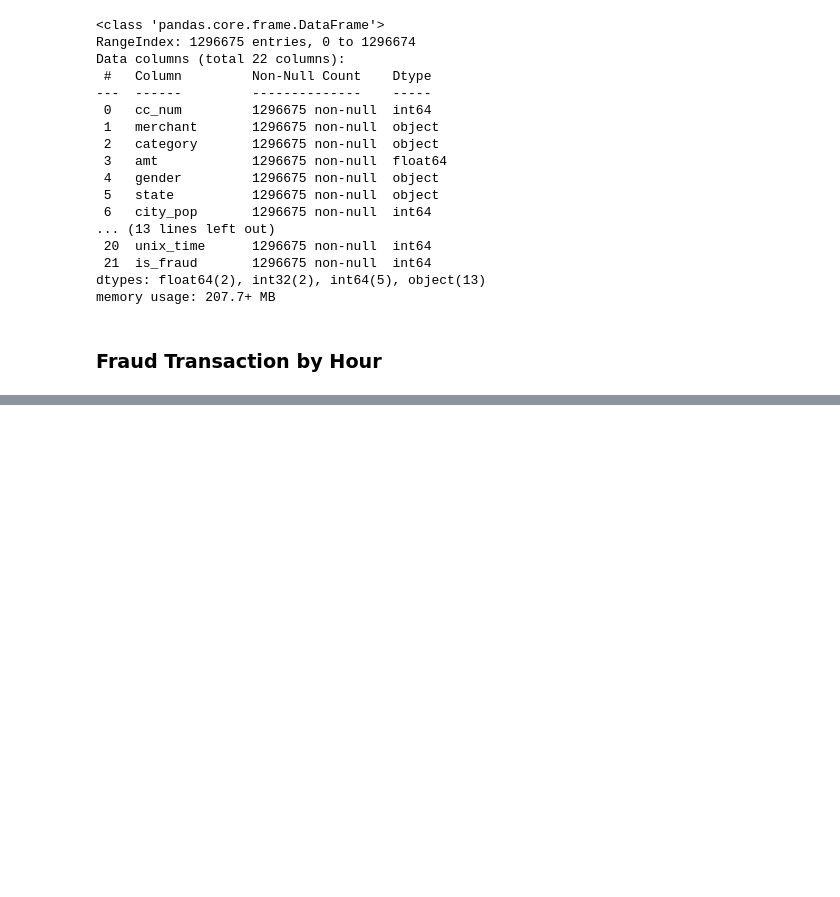
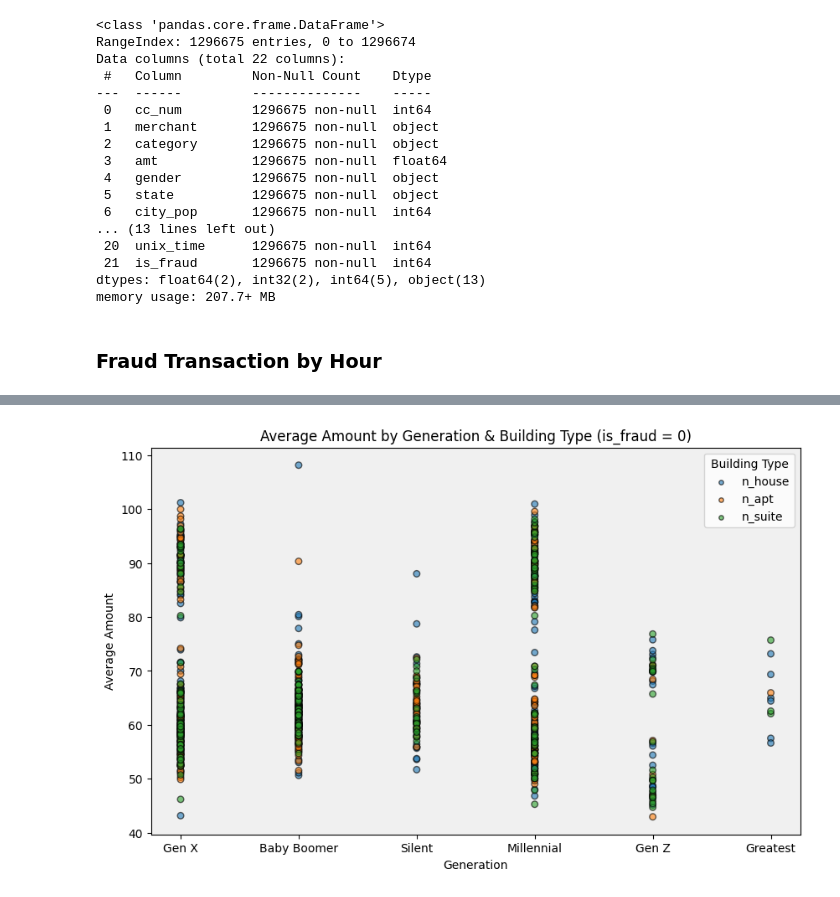
Before and after one commit to AubLambert/FraudDetection, a Jupyter notebook: Fraud_Detection.ipynb, the cells around one changed output, grey strips where cells are left out. Drawn from its saved outputs; the diff is of its cells as text; code cells hidden in the pictures; blank space fills up the shorter version.

```diff
--- a/Fraud_Detection.ipynb
+++ b/Fraud_Detection.ipynb
@@ -1138,0 +1199,33 @@ top_category = (
+# %%
+df_melted = agg_df2.melt(
+    id_vars=["generation", "avg_amt"],
+    value_vars=["n_house", "n_apt", "n_suite"],
+    var_name="building_type",
+    value_name="count"
+)
+
+plt.rcParams['axes.prop_cycle'] = plt.cycler(color=plt.cm.tab10.colors)
+
+plt.figure(figsize=(10,6))
+
+ax = plt.gca()   # get current axes
+
+# change plot area (inside the axes) color
+ax.set_facecolor("#f0f0f0")   # light gray background
+for b_type in df_melted["building_type"].unique():
+    subset = df_melted[df_melted["building_type"] == b_type]
+    plt.scatter(
+        subset["generation"], subset["avg_amt"],
+        s=subset["count"]*30,   # scale bubble size
+        alpha=0.6,
+        label=b_type,
+        edgecolor="black"
+    )
+
+plt.title("Average Amount by Generation & Building Type (is_fraud = 0)")
+plt.xlabel("Generation")
+plt.ylabel("Average Amount")
+plt.legend(title="Building Type")
+plt.show()
+# %% [output]
+[figure, added]
```
Also changed, not shown: parts of 19 cells of this notebook.
